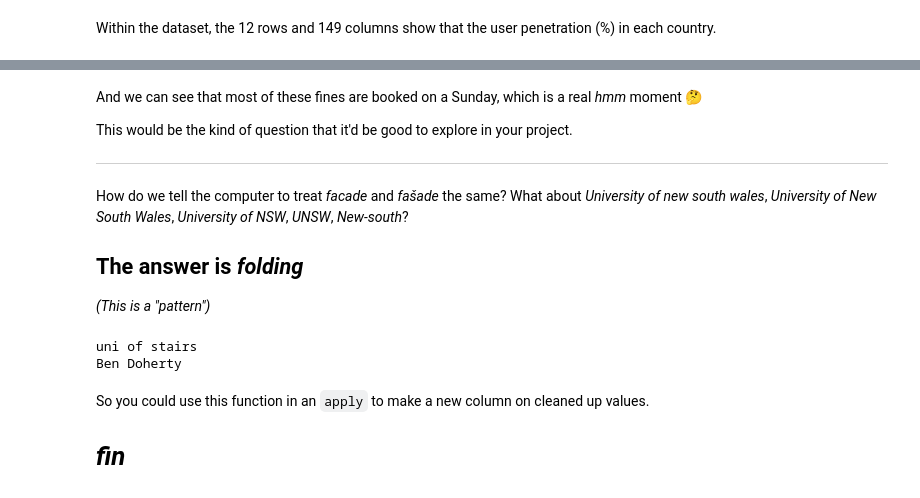
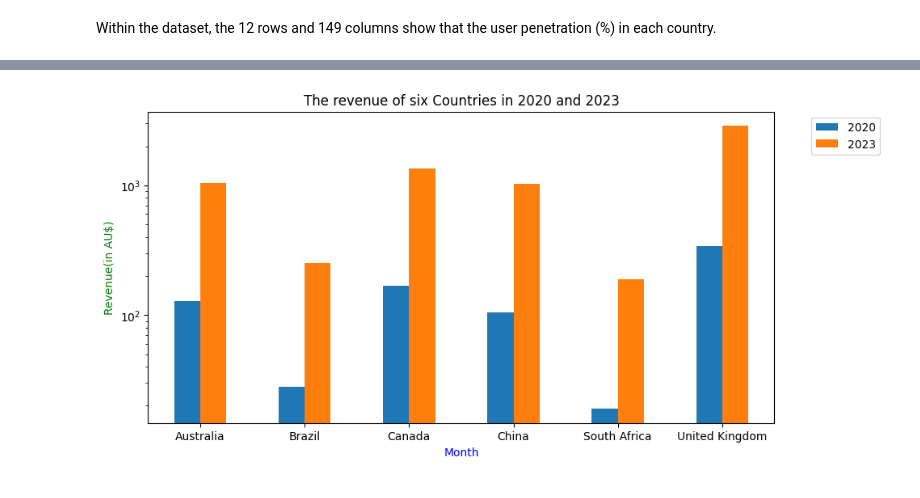
Before and after one commit to Teresa-bing/dataproject, a Jupyter notebook: basic_pandas.ipynb, the cells around one changed output, grey strips where cells are left out. Drawn from its saved outputs; the diff is of its cells as text; code cells hidden in the pictures.

```diff
--- a/basic_pandas.ipynb
+++ b/basic_pandas.ipynb
@@ -753,4 +175,0 @@ plt.show()
-# %%
-matplotlib.rcParams.update(
-    saved_style_state
-)  # revert to regular matplotlib styles, not xkcd
@@ -843,47 +176,12 @@ penalty_data.nice_day.value_counts().plot(kind="bar")
-# %% [markdown]
-And we can see that most of these fines are booked on a Sunday, which is a real _hmm_ moment 🤔
-
-This would be the kind of question that it'd be good to explore in your project.
-
----
-
-How do we tell the computer to treat _facade_ and _fašade_ the same? What about _University of new south wales_, _University of New South Wales_, _University of NSW_, _UNSW_, _New-south_?
-
-## The answer is _folding_
-
-_(This is a "pattern")_
-# %%
-def fold(given):
-    """Return canonical versions of inputs."""
-
-    # Use canonical variables so that you can define once, use many times.
-    UNSW_canonical = "uni of stairs"
-    ben_name_cannonical = "Ben Doherty"
-
-    # dictionary of input:output pairs
-    folds = {
-        "University of new south wales": UNSW_canonical,
-        "University of New South Wales": UNSW_canonical,
-        "University of NSW": UNSW_canonical,
-        "UNSW": UNSW_canonical,
-        "New-south": UNSW_canonical,
-        "BDoh": ben_name_cannonical,
-        "Benny": ben_name_cannonical,
-        "Mr Dockerty": ben_name_cannonical,
-        "Oi, Dickhead!": ben_name_cannonical,
-    }
-
-    #     return folds[given] # needs a defensive part, but ommited for clarity.
-    default_value = given
-    return folds.get(given, default_value)
-
-
-print(fold("New-south"))
-print(fold("BDoh"))
-# %% [output]
-uni of stairs
-Ben Doherty
-# %% [markdown]
-So you could use this function in an `apply` to make a new column on cleaned up values.
-
-# _fin_
+# %%
+df1 = pd.DataFrame({"Country":['Australia','Brazil','Canada','China','South Africa','United Kingdom'], "2020":[128.3,27.84,167.9,104.5,18.92,339.7]})
+df2 = pd.DataFrame({"Country":['Australia','Brazil','Canada','China','South Africa','United Kingdom'], "2023":[1038,250.5,1351,1024,188.2,2877]})
+df=pd.merge(df1, df2, on='Country')
+ax=df.plot(kind='bar',x='Country',logy=True, rot=0)
+ax.legend(bbox_to_anchor=(1.05, 1), loc='upper left')
+ax.set_xlabel('Month',color='blue')
+ax.set_ylabel('Revenue(in AU$)',color='Green')
+ax.set_title("The revenue of six Countries in 2020 and 2023")
+plt.show()
+# %% [output]
+[figure, added]
```
Also changed, not shown: parts of 103 cells of this notebook.
